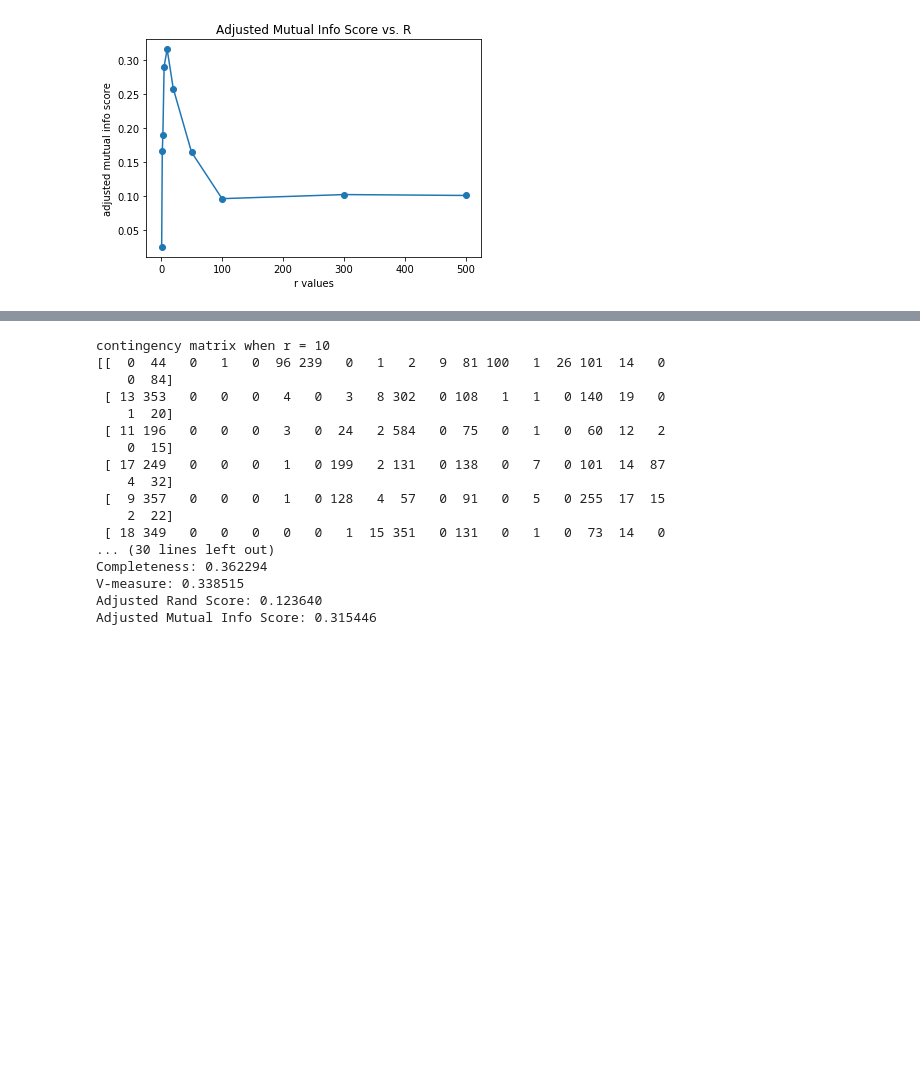
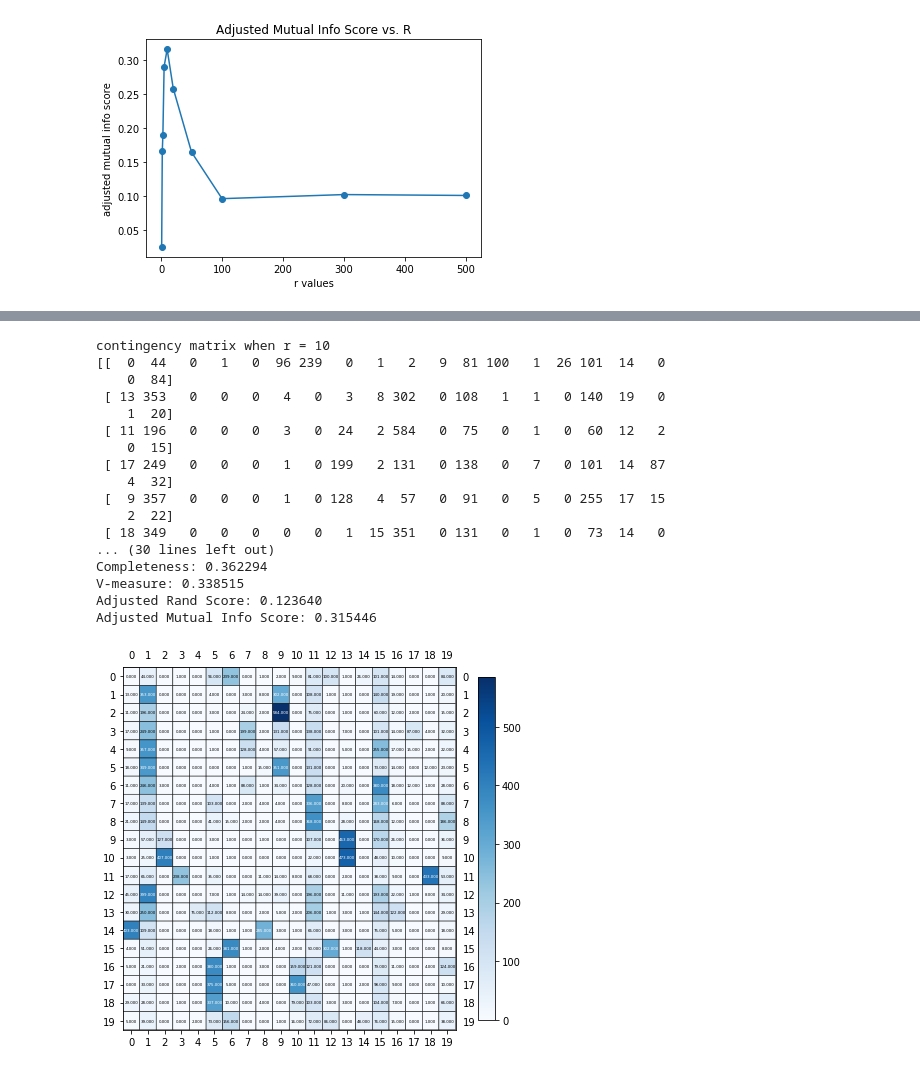
Before and after one commit to zxxia/ECE219-Large-Scale-Data-Mining, a Jupyter notebook: Project2/ee219_project2.ipynb, the cells around one changed output, grey strips where cells are left out. Cells and saved outputs as stored; diff of their text form; code cells hidden in the pictures; blank space fills up the shorter version.

```diff
--- a/Project2/ee219_project2.ipynb
+++ b/Project2/ee219_project2.ipynb
@@ -676,34 +751,37 @@ Adjusted Mutual Info Score: 0.355455
 # %%
-#(a) using best result in NMF which is r = 300 to visualize the clustering results
+#(a) using best result in NMF which is r = 10 to visualize the clustering results
 r=10
 best_nmf_data = NMF(n_components=r, random_state=42).fit_transform(tfidf)
 
 contingency_matrix, scores = get_kmeans_results (best_nmf_data, targets, 20)
 print("contingency matrix when r =", r)
 print(contingency_matrix)
+plot_mat(contingency_matrix)
+
 print("Homogeneity: %f" % scores['Homogeneity'])
 print("Completeness: %f" % scores['Completeness'])
 print("V-measure: %f" % scores['V-measure'])
 print("Adjusted Rand Score: %f" % scores['Adjusted Rand Score'])
 print("Adjusted Mutual Info Score: %f" % scores['Adjusted Mutual Info Score'])
 # %% [output]
 contingency matrix when r = 10
 [[  0  44   0   1   0  96 239   0   1   2   9  81 100   1  26 101  14   0
     0  84]
  [ 13 353   0   0   0   4   0   3   8 302   0 108   1   1   0 140  19   0
     1  20]
  [ 11 196   0   0   0   3   0  24   2 584   0  75   0   1   0  60  12   2
     0  15]
  [ 17 249   0   0   0   1   0 199   2 131   0 138   0   7   0 101  14  87
     4  32]
  [  9 357   0   0   0   1   0 128   4  57   0  91   0   5   0 255  17  15
     2  22]
  [ 18 349   0   0   0   0   0   1  15 351   0 131   0   1   0  73  14   0
 ... (30 lines left out)
 Completeness: 0.362294
 V-measure: 0.338515
 Adjusted Rand Score: 0.123640
 Adjusted Mutual Info Score: 0.315446
+[figure, added]
 # %%
 #(a) using best result in SVD which is r = 300 and normalized
 r=300
```
Also changed, not shown: parts of 8 cells of this notebook.
